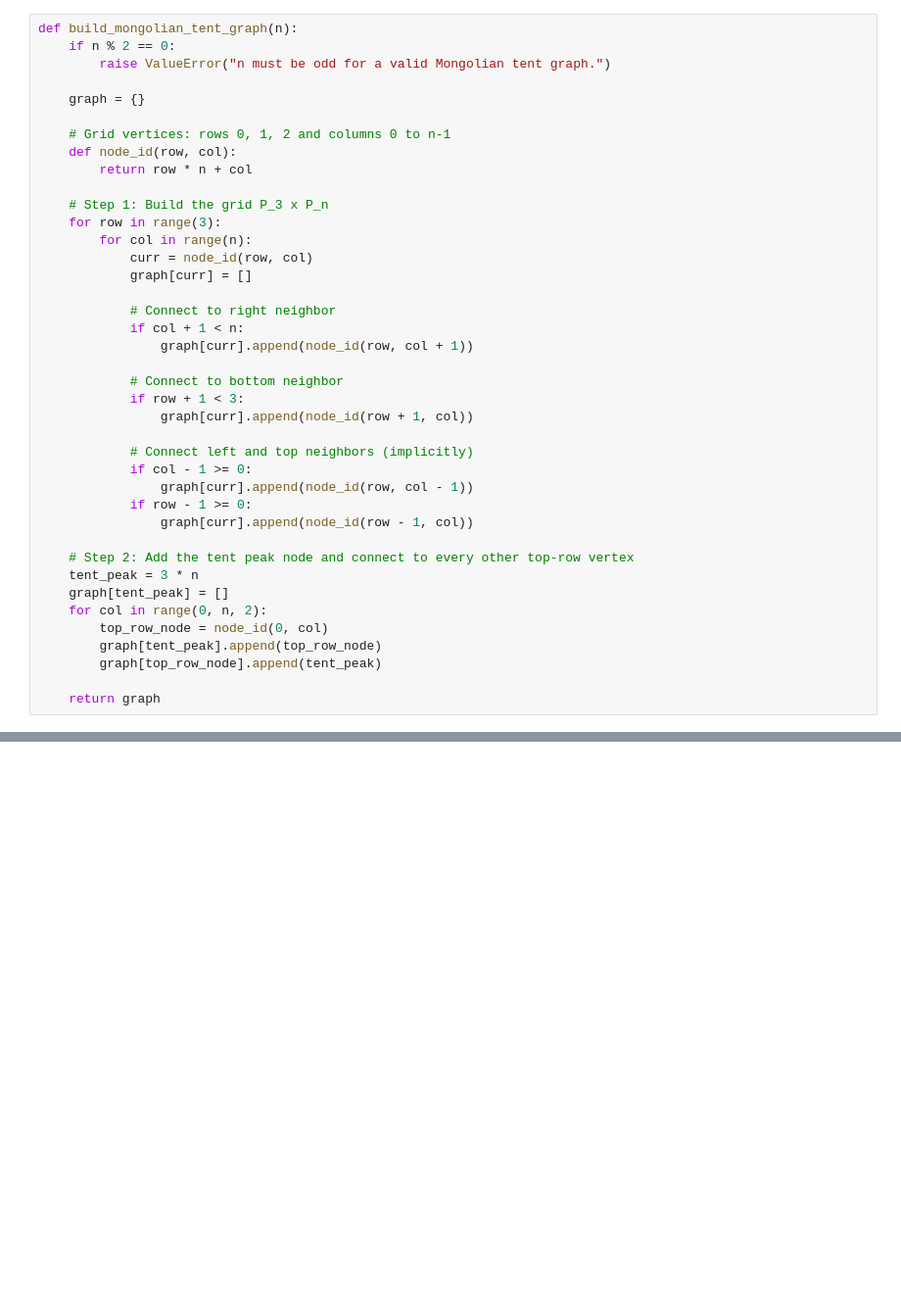
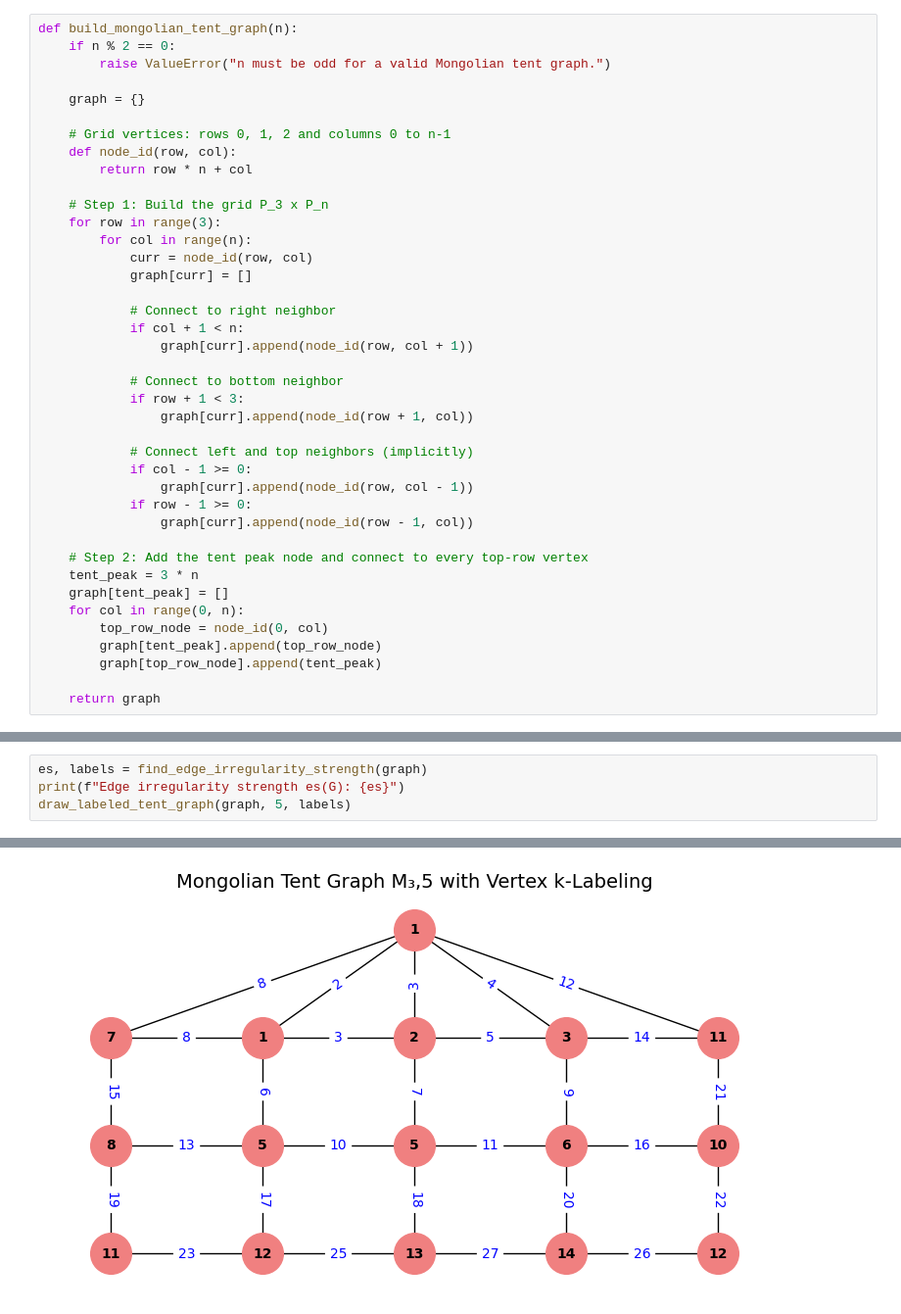
Before and after one commit to Riley94/cs5592-group_project, a Jupyter notebook: problem1.ipynb, the cells around one changed output, grey strips where cells are left out. Shown: that part at 98% size. Cells and saved outputs as stored; diff of their text form; blank space fills up the shorter version.

Commit message:
first implementation vertex k-labeling

```diff
--- a/problem1.ipynb
+++ b/problem1.ipynb
@@ -32,10 +34,10 @@ def build_mongolian_tent_graph(n):
             if row - 1 >= 0:
                 graph[curr].append(node_id(row - 1, col))
 
-    # Step 2: Add the tent peak node and connect to every other top-row vertex
+    # Step 2: Add the tent peak node and connect to every top-row vertex
     tent_peak = 3 * n
     graph[tent_peak] = []
-    for col in range(0, n, 2):
+    for col in range(0, n):
         top_row_node = node_id(0, col)
         graph[tent_peak].append(top_row_node)
         graph[top_row_node].append(tent_peak)
@@ -70,0 +189,5 @@ draw_graph(graph, n)
+# %%
+es, labels = find_edge_irregularity_strength(graph)
+print(f"Edge irregularity strength es(G): {es}")
+draw_labeled_tent_graph(graph, 5, labels)
+# %% [output]
@@ -70,0 +195 @@ draw_graph(graph, n)
+[figure, added]
```
Also changed, not shown: parts of 4 cells of this notebook.
